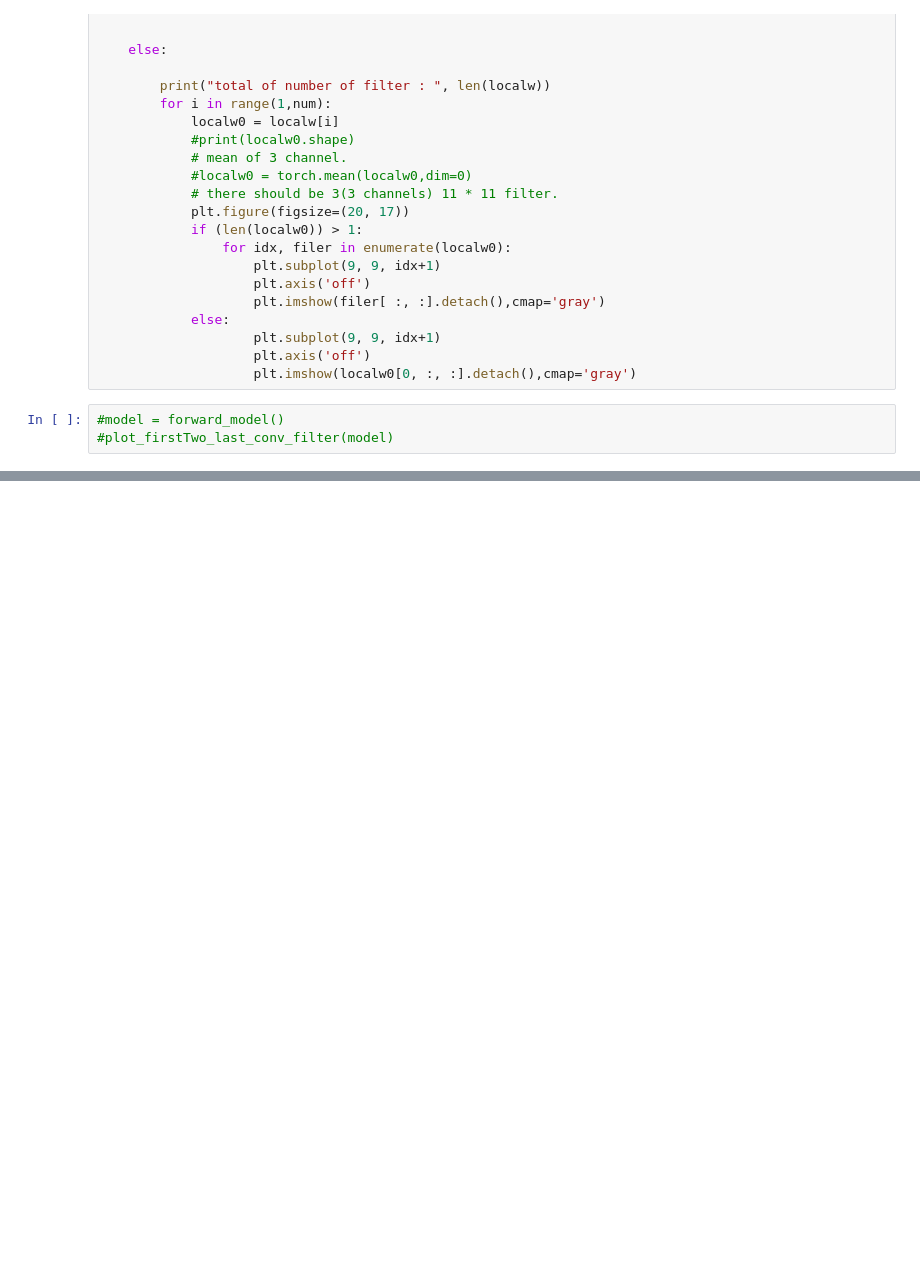
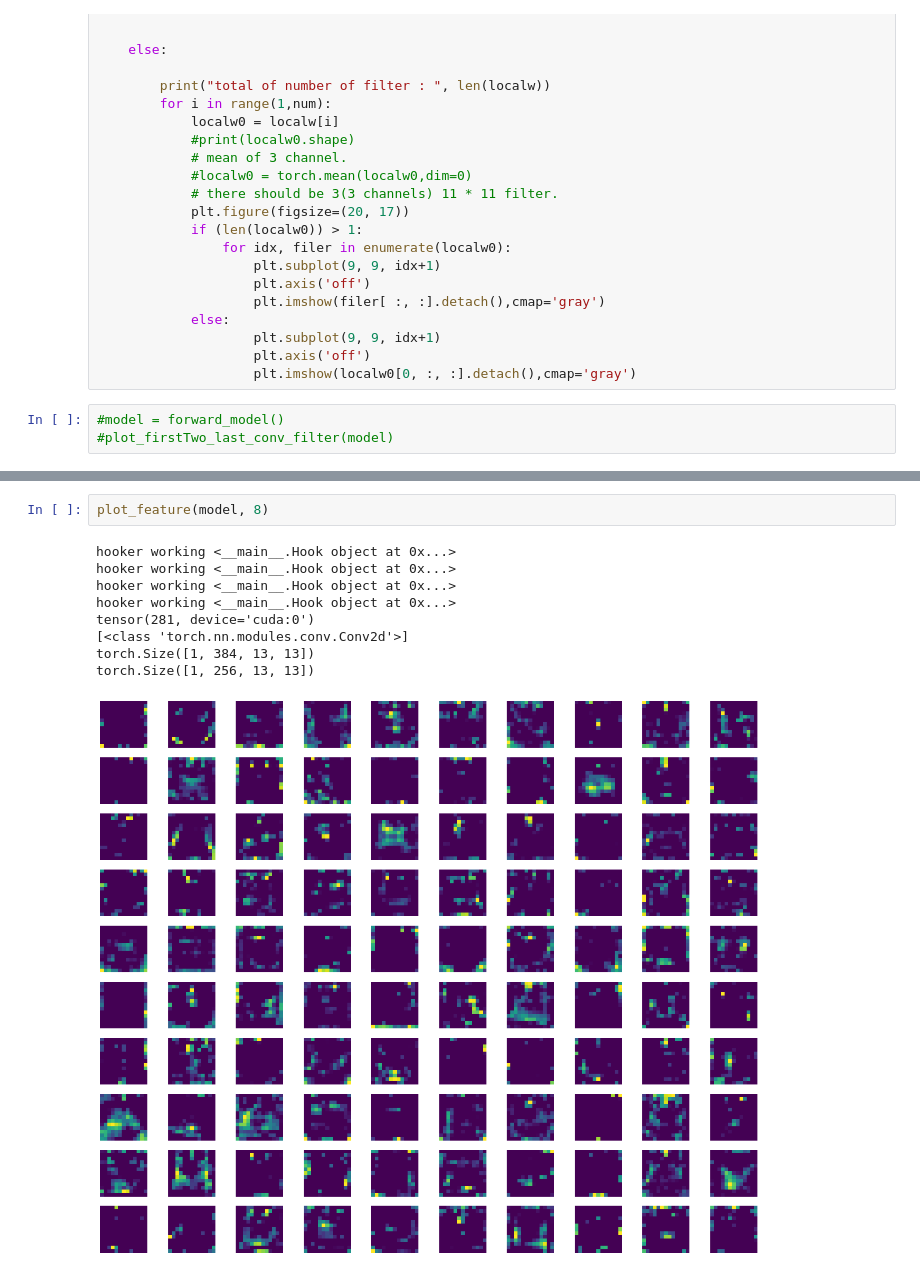
Before and after one commit to bruceSz/cv_related, a Jupyter notebook: notes/alexnet_torch.ipynb, the cells around one changed output, grey strips where cells are left out. Saved outputs shown, nothing was run; the diff lists cells and outputs as text; blank space fills up the shorter version.

```diff
--- a/notes/alexnet_torch.ipynb
+++ b/notes/alexnet_torch.ipynb
@@ -220,0 +312,12 @@ torch.Size([64, 3, 11, 11])
+# %%
+plot_feature(model, 8)
+# %% [output]
+hooker working <__main__.Hook object at 0x...>
+hooker working <__main__.Hook object at 0x...>
+hooker working <__main__.Hook object at 0x...>
+hooker working <__main__.Hook object at 0x...>
+tensor(281, device='cuda:0')
+[<class 'torch.nn.modules.conv.Conv2d'>]
+torch.Size([1, 384, 13, 13])
+torch.Size([1, 256, 13, 13])
+[figure, added]
```
Also changed, not shown: parts of 8 cells of this notebook.
